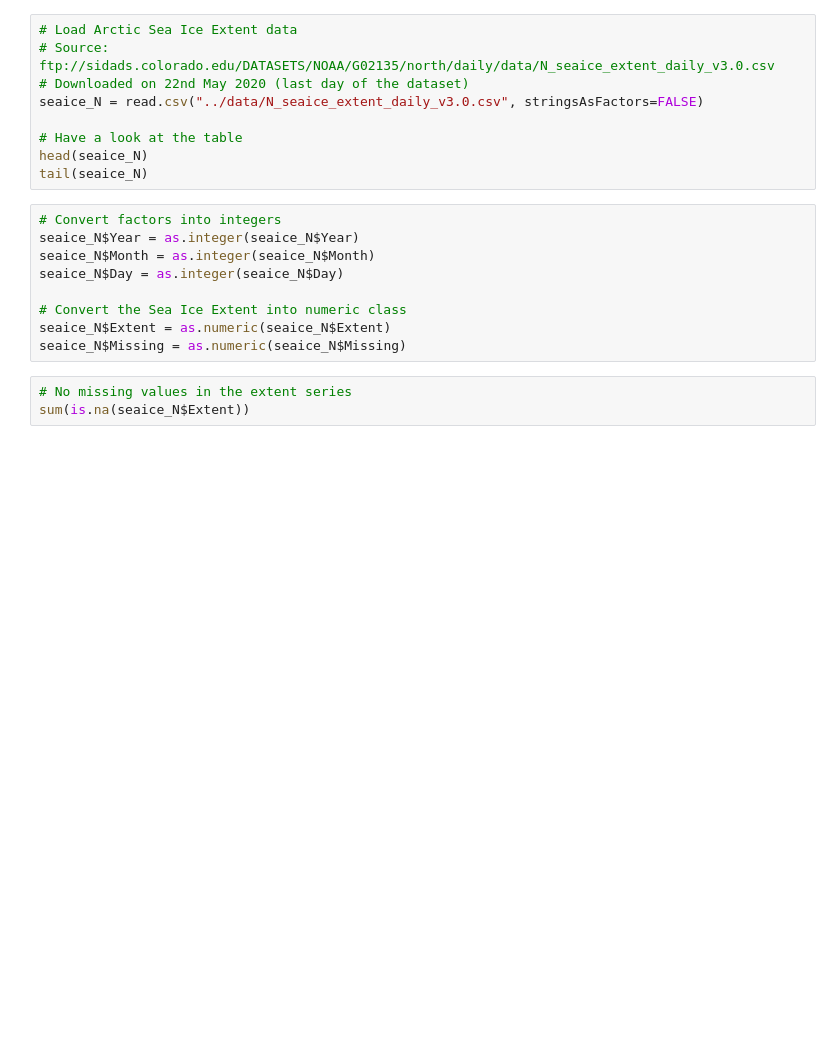
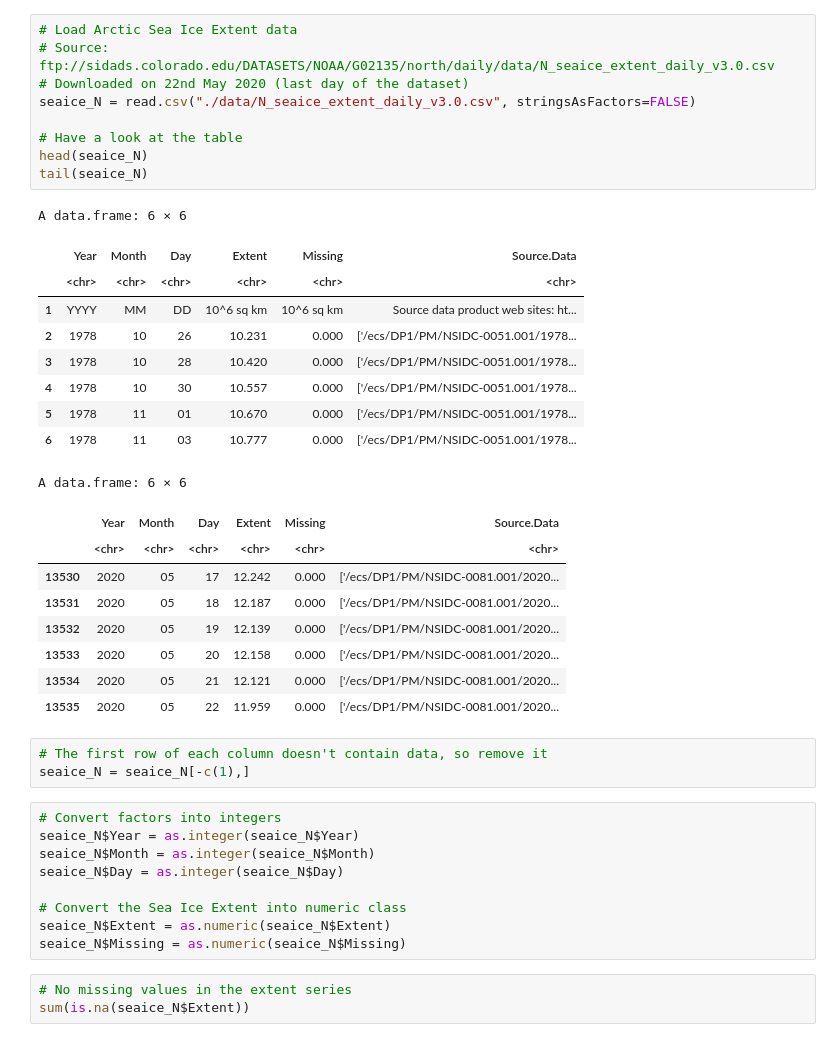
Before and after one commit to rcruzgar/analyses, a Jupyter notebook: nsidc_seaice/seaice_extent.ipynb, the cells around one changed output. Drawn from its saved outputs; the diff is of its cells as text; blank space fills up the shorter version.

```diff
--- a/nsidc_seaice/seaice_extent.ipynb
+++ b/nsidc_seaice/seaice_extent.ipynb
@@ -10,12 +26,34 @@ ERROR: Error in library(magick): there is no package called ‘magick’
 # %%
 # Load Arctic Sea Ice Extent data
 # Source: ftp://sidads.colorado.edu/DATASETS/NOAA/G02135/north/daily/data/N_seaice_extent_daily_v3.0.csv
 # Downloaded on 22nd May 2020 (last day of the dataset)
-seaice_N = read.csv("../data/N_seaice_extent_daily_v3.0.csv", stringsAsFactors=FALSE)
+seaice_N = read.csv("./data/N_seaice_extent_daily_v3.0.csv", stringsAsFactors=FALSE)
 
 # Have a look at the table
 head(seaice_N)
 tail(seaice_N)
+# %% [output]
+A data.frame: 6 × 6
+|  | Year | Month | Day | Extent | Missing | Source.Data |
+|  | <chr> | <chr> | <chr> | <chr> | <chr> | <chr> |
+| 1 | YYYY | MM | DD | 10^6 sq km | 10^6 sq km | Source data product web sites: ht... |
+| 2 | 1978 | 10 | 26 | 10.231 | 0.000 | ['/ecs/DP1/PM/NSIDC-0051.001/1978... |
+| 3 | 1978 | 10 | 28 | 10.420 | 0.000 | ['/ecs/DP1/PM/NSIDC-0051.001/1978... |
+| 4 | 1978 | 10 | 30 | 10.557 | 0.000 | ['/ecs/DP1/PM/NSIDC-0051.001/1978... |
+| 5 | 1978 | 11 | 01 | 10.670 | 0.000 | ['/ecs/DP1/PM/NSIDC-0051.001/1978... |
+| 6 | 1978 | 11 | 03 | 10.777 | 0.000 | ['/ecs/DP1/PM/NSIDC-0051.001/1978... |
+A data.frame: 6 × 6
+|  | Year | Month | Day | Extent | Missing | Source.Data |
+|  | <chr> | <chr> | <chr> | <chr> | <chr> | <chr> |
+| 13530 | 2020 | 05 | 17 | 12.242 | 0.000 | ['/ecs/DP1/PM/NSIDC-0081.001/2020... |
+| 13531 | 2020 | 05 | 18 | 12.187 | 0.000 | ['/ecs/DP1/PM/NSIDC-0081.001/2020... |
+| 13532 | 2020 | 05 | 19 | 12.139 | 0.000 | ['/ecs/DP1/PM/NSIDC-0081.001/2020... |
+| 13533 | 2020 | 05 | 20 | 12.158 | 0.000 | ['/ecs/DP1/PM/NSIDC-0081.001/2020... |
+| 13534 | 2020 | 05 | 21 | 12.121 | 0.000 | ['/ecs/DP1/PM/NSIDC-0081.001/2020... |
+| 13535 | 2020 | 05 | 22 | 11.959 | 0.000 | ['/ecs/DP1/PM/NSIDC-0081.001/2020... |
+# %%
+# The first row of each column doesn't contain data, so remove it
+seaice_N = seaice_N[-c(1),]
 # %%
 # Convert factors into integers
 seaice_N$Year = as.integer(seaice_N$Year)
```
Also changed, not shown: parts of 6 cells of this notebook.
